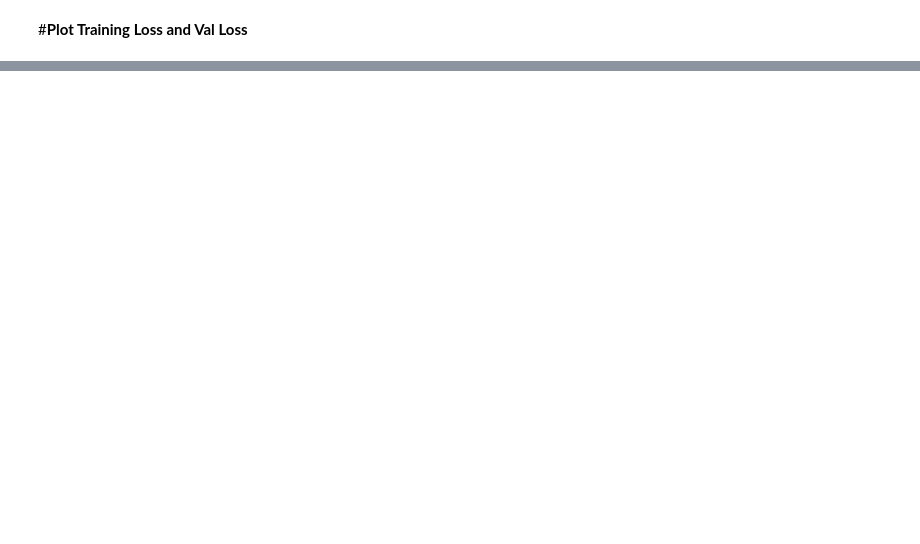
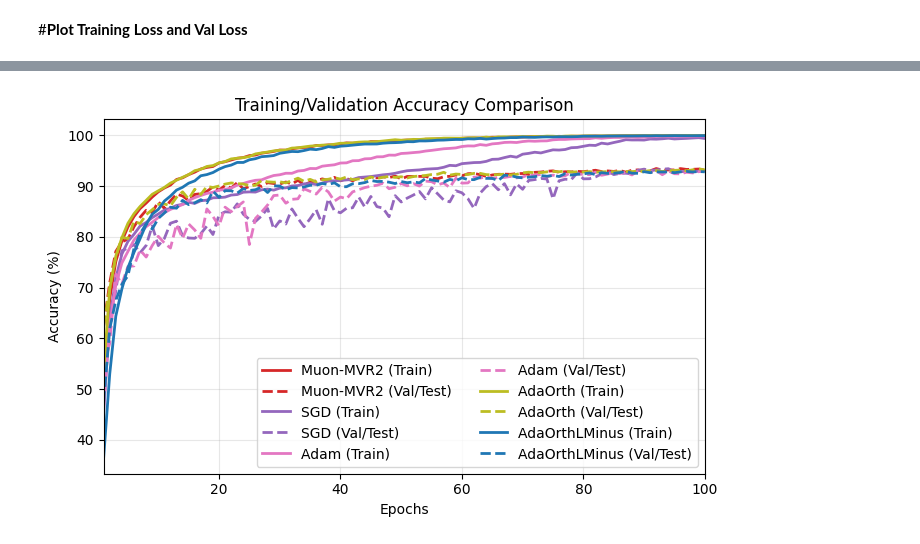
Before and after one commit to RayCyder/Intro, a Jupyter notebook: ResNet_Implementation_on_CIFAR10_2.ipynb, the cells around one changed output, grey strips where cells are left out. Drawn from its saved outputs; the diff is of its cells as text; code cells hidden in the pictures; blank space fills up the shorter version.

```diff
--- a/ResNet_Implementation_on_CIFAR10_2.ipynb
+++ b/ResNet_Implementation_on_CIFAR10_2.ipynb
@@ -1525,0 +1403,4 @@ The real test of the model architecture how well does the model recognizes the i
+# %%
+plot_acc_curves(run_results, epochs=train_object.epochs, colors=colors, save_path="acc.png")
+# %% [output]
+[figure, added]
```
Also changed, not shown: parts of 17 cells of this notebook.
